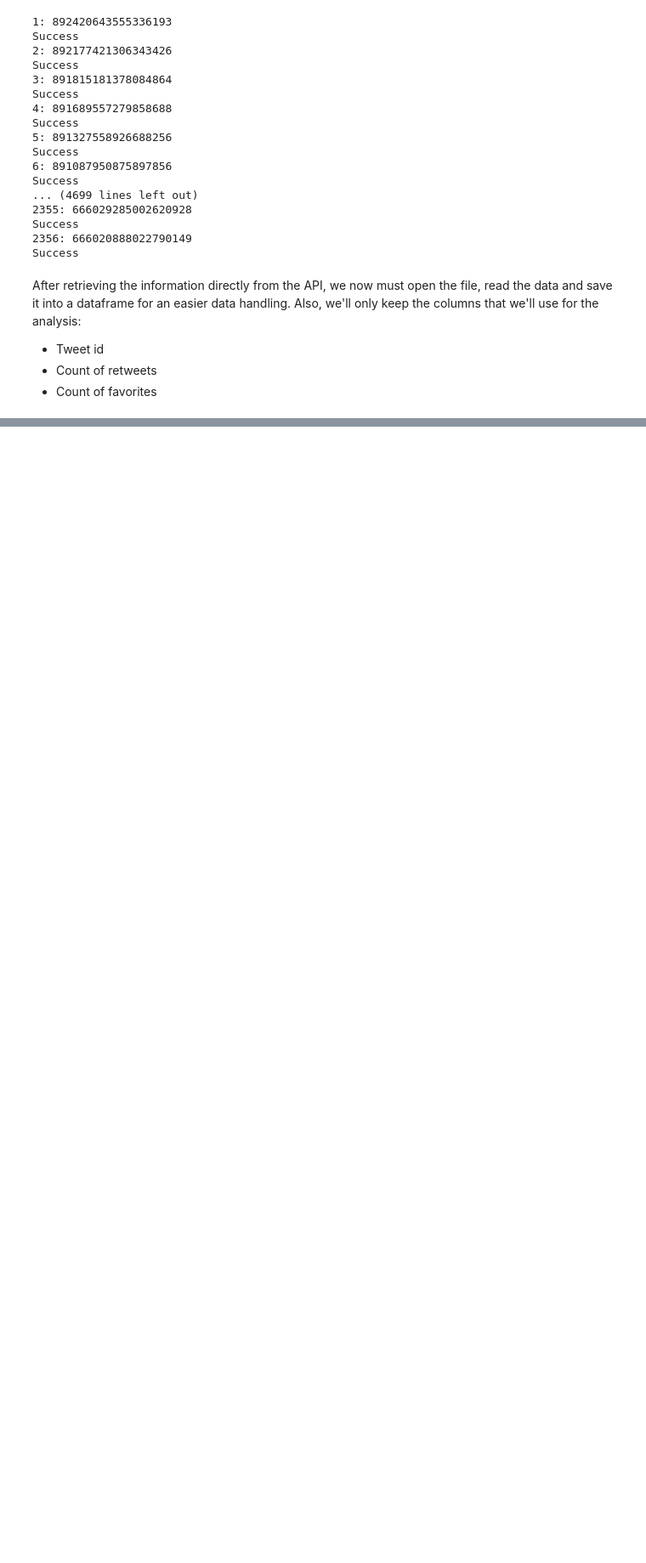
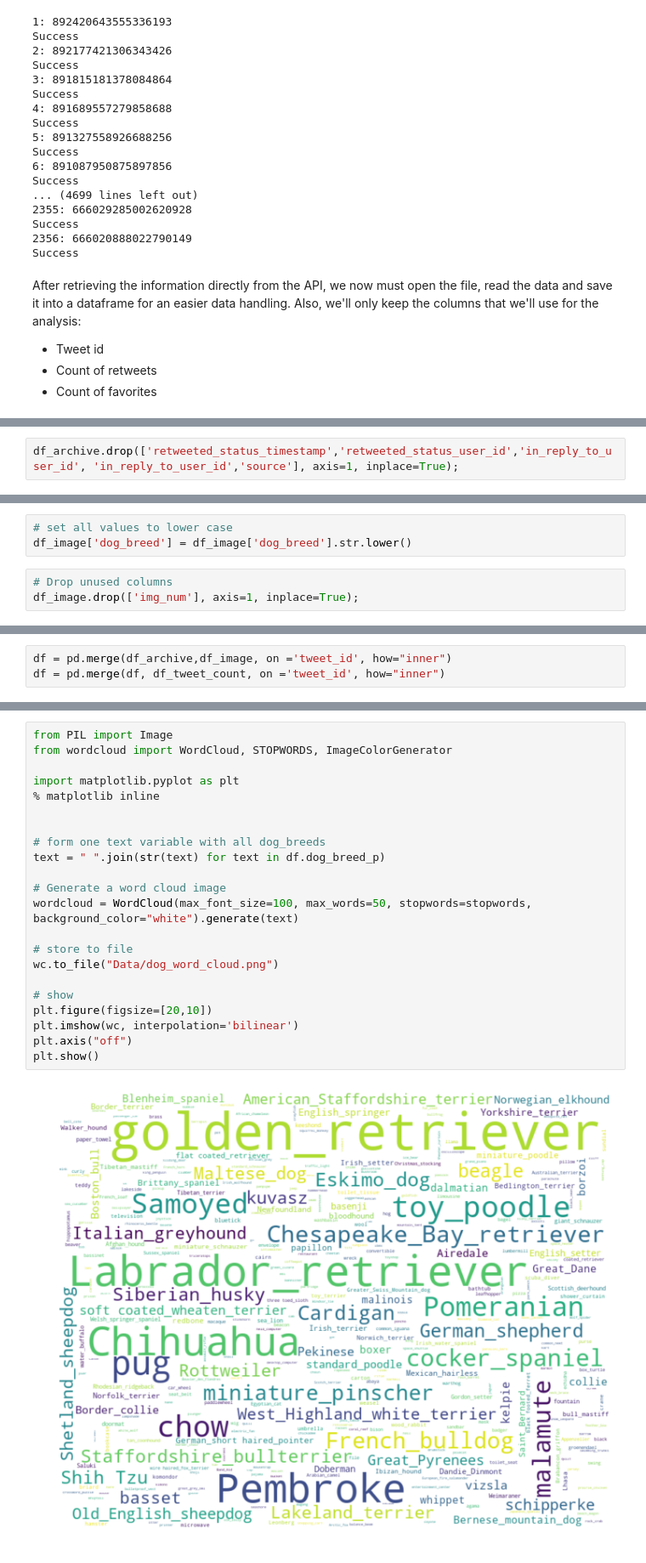
Before and after one commit to Victoriapm/We-Rate-Dogs_Twitter_Data_Wrangling, a Jupyter notebook: wrangle_act.ipynb, the cells around one changed output, grey strips where cells are left out. Shown at 85% size. Saved outputs shown, nothing was run; the diff lists cells and outputs as text; blank space fills up the shorter version.

Commit message:
feat: add cleaning dataset
- Correct datatypes
- Remove irrelevant columns
- Drop invalid ratings
- Comprise dog_breed in one column
- Comprise dog_stage in one column
- Merge all datasets in one

```diff
--- a/wrangle_act.ipynb
+++ b/wrangle_act.ipynb
@@ -177,0 +576,2 @@ df_tweet_count.head()
+# %%
+df_archive.drop(['retweeted_status_timestamp','retweeted_status_user_id','in_reply_to_user_id', 'in_reply_to_user_id','source'], axis=1, inplace=True);
@@ -177,0 +605,6 @@ df_tweet_count.head()
+# %%
+# set all values to lower case
+df_image['dog_breed'] = df_image['dog_breed'].str.lower()
+# %%
+# Drop unused columns
+df_image.drop(['img_num'], axis=1, inplace=True);
@@ -177,0 +623,3 @@ df_tweet_count.head()
+# %%
+df = pd.merge(df_archive,df_image, on ='tweet_id', how="inner")
+df = pd.merge(df, df_tweet_count, on ='tweet_id', how="inner")
@@ -177,0 +665,24 @@ df_tweet_count.head()
+# %%
+from PIL import Image
+from wordcloud import WordCloud, STOPWORDS, ImageColorGenerator
+
+import matplotlib.pyplot as plt
+% matplotlib inline
+
+
+# form one text variable with all dog_breeds
+text = " ".join(str(text) for text in df.dog_breed_p)
+
+# Generate a word cloud image
+wordcloud = WordCloud(max_font_size=100, max_words=50, stopwords=stopwords, background_color="white").generate(text)
+
+# store to file
+wc.to_file("Data/dog_word_cloud.png")
+
+# show
+plt.figure(figsize=[20,10])
+plt.imshow(wc, interpolation='bilinear')
+plt.axis("off")
+plt.show()
+# %% [output]
+[figure, added]
```
Also changed, not shown: parts of 87 cells of this notebook.
